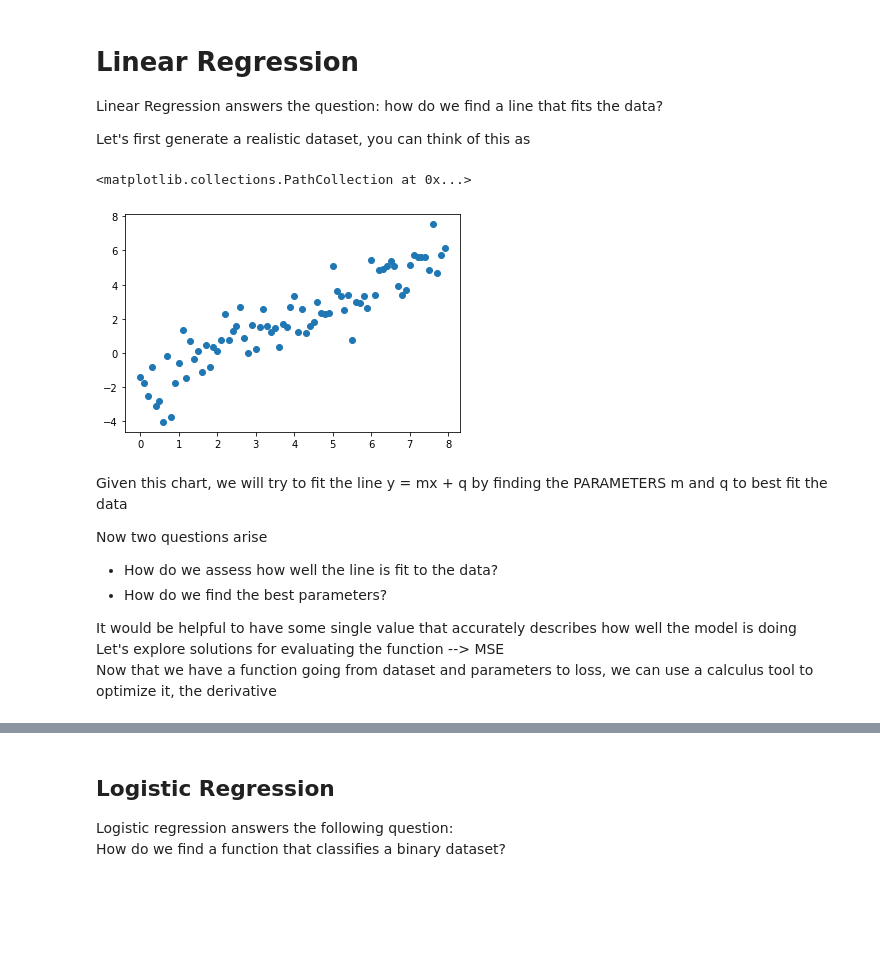
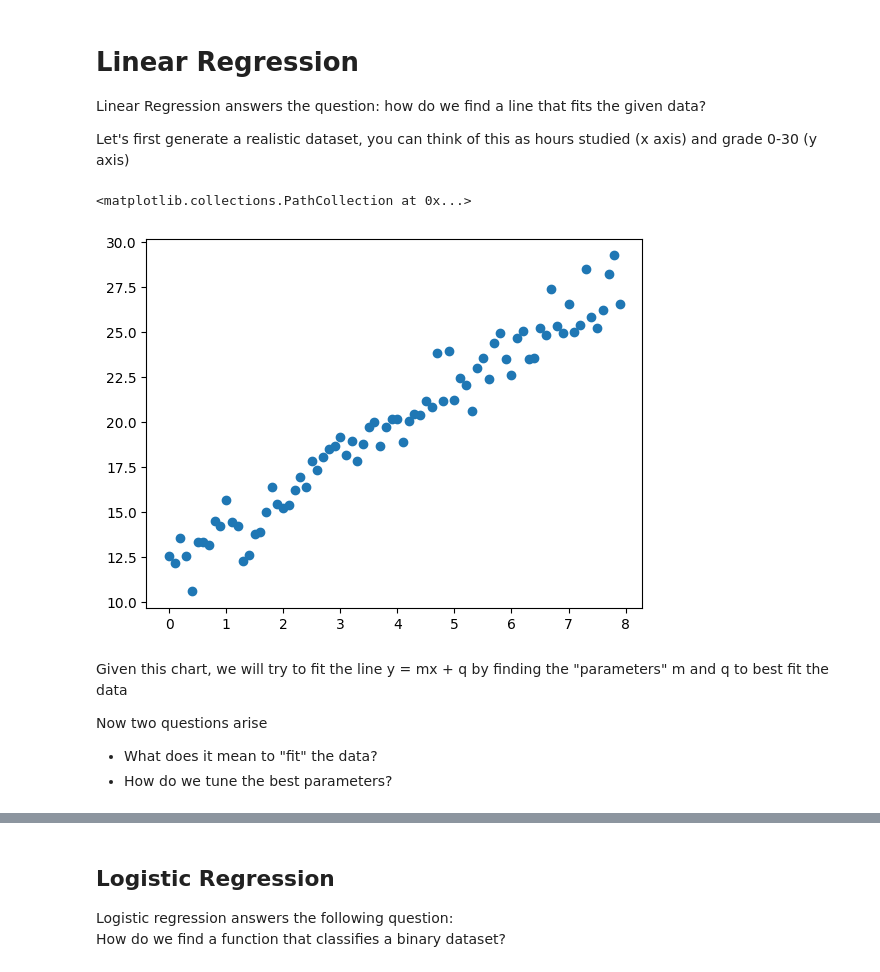
Before and after one commit to LucaM185/GPTs-from-scratch, a Jupyter notebook: 1 - Regression.ipynb, the cells around one changed output, grey strips where cells are left out. Drawn from its saved outputs; the diff is of its cells as text; code cells hidden in the pictures; blank space fills up the shorter version.

```diff
--- a/1 - Regression.ipynb
+++ b/1 - Regression.ipynb
@@ -6,27 +6,23 @@ import matplotlib.pyplot as plt
 # %% [markdown]
 # Linear Regression
 
-Linear Regression answers the question: how do we find a line that fits the data?
+Linear Regression answers the question: how do we find a line that fits the given data?
 
-Let's first generate a realistic dataset, you can think of this as
+Let's first generate a realistic dataset, you can think of this as hours studied (x axis) and grade 0-30 (y axis)
 # %%
 x = torch.arange(0, 8, 0.1)  # [0, 0.1, 0.2, ..., 9.9]
 
-y = 1*x - 2  # y = (mx + q)
+y = 2*x + 12  # y = (mx + q)
 
 y += torch.randn(x.shape[0]) # add noise
 
 plt.scatter(x, y)
 # %% [output]
 <matplotlib.collections.PathCollection at 0x...>
-[figure, old version]
+[figure, new version]
 # %% [markdown]
-Given this chart, we will try to fit the line y = mx + q by finding the PARAMETERS m and q to best fit the data <br>
+Given this chart, we will try to fit the line y = mx + q by finding the "parameters" m and q to best fit the data <br>
 
 Now two questions arise <br>
-- How do we assess how well the line is fit to the data?
-- How do we find the best parameters?
-
-It would be helpful to have some single value that accurately describes how well the model is doing <br>
-Let's explore solutions for evaluating the function --> MSE <br>
-Now that we have a function going from dataset and parameters to loss, we can use a calculus tool to optimize it, the derivative
+- What does it mean to "fit" the data?
+- How do we tune the best parameters?
```
Also changed, not shown: parts of 7 cells of this notebook, 1 other file.
